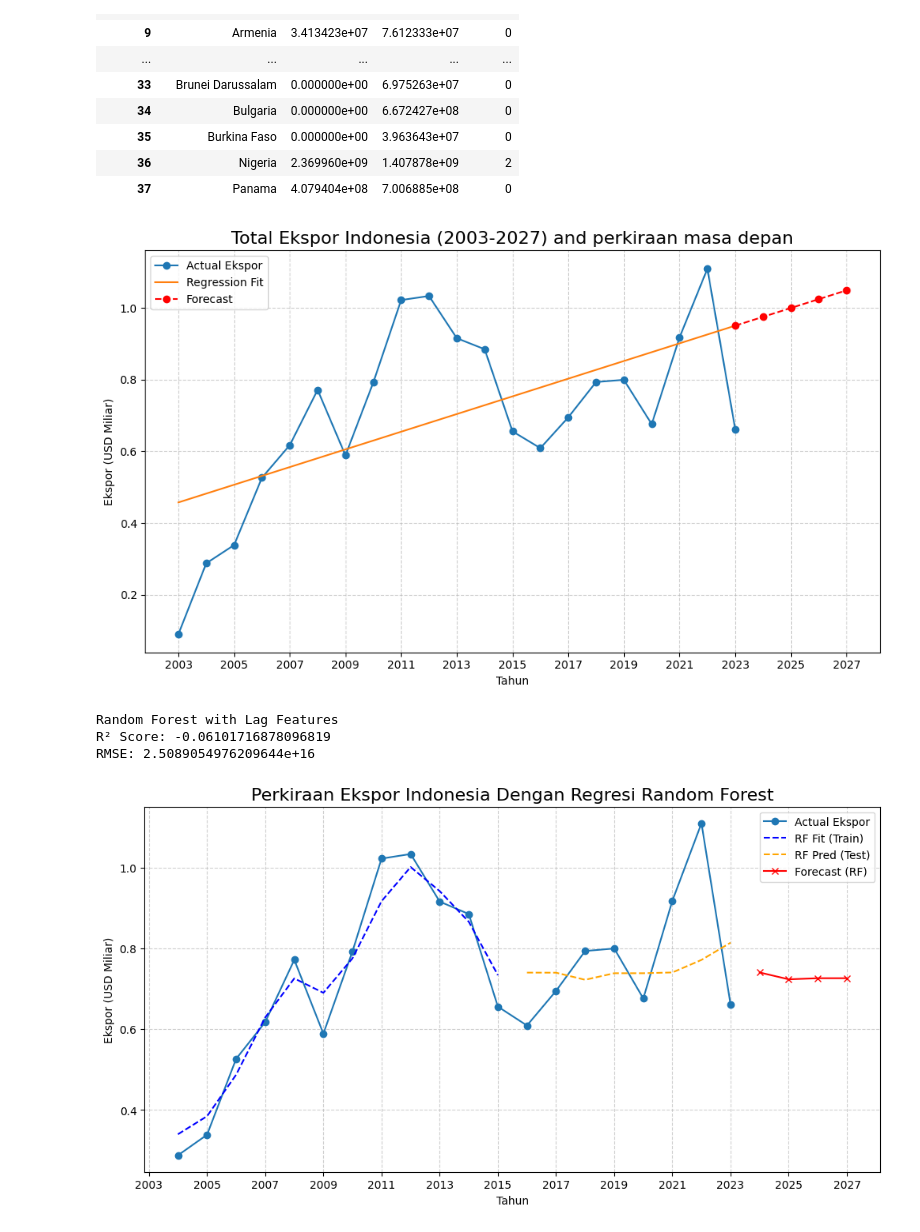
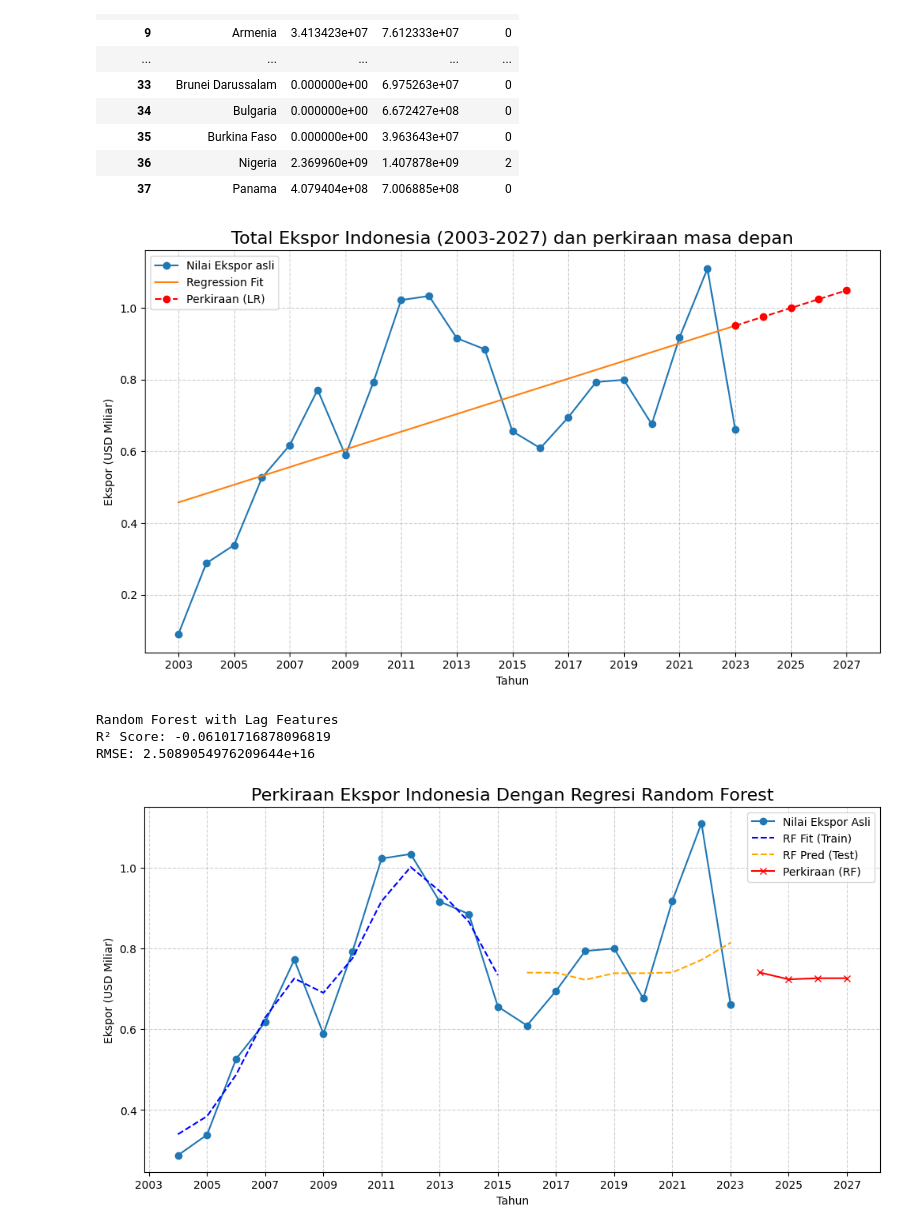
Before and after one commit to Darnivo/Darnivo, a Jupyter notebook: Random/ANS.ipynb, the cells around one changed output. Drawn from its saved outputs; the diff is of its cells as text; code cells hidden in the pictures.

```diff
--- a/Random/ANS.ipynb
+++ b/Random/ANS.ipynb
@@ -688,11 +688,11 @@ future_years = pd.DataFrame({'Tahun': np.arange(2023, 2028)})
 future_preds = reg.predict(future_years['Tahun'].values.reshape(-1, 1))
 
 plt.figure(figsize=(10,6))
-plt.plot(trend_df['Tahun'], trend_df['Ekspor']/1e9, label='Actual Ekspor', marker='o')
+plt.plot(trend_df['Tahun'], trend_df['Ekspor']/1e9, label='Nilai Ekspor asli', marker='o')
 plt.plot(trend_df['Tahun'], trend_df['Pred_Ekspor']/1e9, label='Regression Fit')
-plt.plot(future_years['Tahun'], future_preds/1e9, label='Forecast', color='red', linestyle='--', marker='o')
+plt.plot(future_years['Tahun'], future_preds/1e9, label='Perkiraan (LR)', color='red', linestyle='--', marker='o')
 
-plt.title("Total Ekspor Indonesia (2003-2027) and perkiraan masa depan", fontsize=16)
+plt.title("Total Ekspor Indonesia (2003-2027) dan perkiraan masa depan", fontsize=16)
 plt.xlabel("Tahun")
 plt.ylabel("Ekspor (USD Miliar)")
 plt.legend()
@@ -701,7 +701,7 @@ plt.xticks(np.arange(2003, 2028, 2))
 plt.tight_layout()
 plt.show()
 # %% [output]
-[figure, old version]
+[figure, new version]
 # %%
 from sklearn.ensemble import RandomForestRegressor
 from sklearn.metrics import mean_squared_error, r2_score
@@ -747,18 +747,18 @@ future_df = pd.DataFrame(predicted_yrs, columns=['Tahun', 'Pred_Ekspor'])
 # %%
 plt.figure(figsize=(12,6))
 
 # Actual
-plt.plot(RF_trend_df['Tahun'], RF_trend_df['Ekspor']/1e9, label="Actual Ekspor", marker='o')
+plt.plot(RF_trend_df['Tahun'], RF_trend_df['Ekspor']/1e9, label="Nilai Ekspor Asli", marker='o')
 plt.plot(RF_trend_df[RF_train_spl]['Tahun'], RF_trend_df[RF_train_spl]['Pred_Ekspor']/1e9, label="RF Fit (Train)", linestyle='--', color='blue')
 plt.plot(RF_trend_df[~RF_train_spl]['Tahun'], RF_trend_df[~RF_train_spl]['Pred_Ekspor']/1e9, label="RF Pred (Test)", linestyle='--', color='orange')
-plt.plot(future_df['Tahun'], future_df['Pred_Ekspor']/1e9, 'rx-', label="Forecast (RF)")
+plt.plot(future_df['Tahun'], future_df['Pred_Ekspor']/1e9, 'rx-', label="Perkiraan (RF)")
 
 plt.title("Perkiraan Ekspor Indonesia Dengan Regresi Random Forest", fontsize=16)
 plt.xlabel("Tahun")
 plt.ylabel("Ekspor (USD Miliar)")
 plt.legend()
 plt.grid(linestyle='--', alpha=0.6)
 plt.xticks(np.arange(2003, 2028, 2))
 plt.show()
 # %% [output]
-[figure, old version]
+[figure, new version]
```
Also changed, not shown: parts of 3 cells of this notebook.
